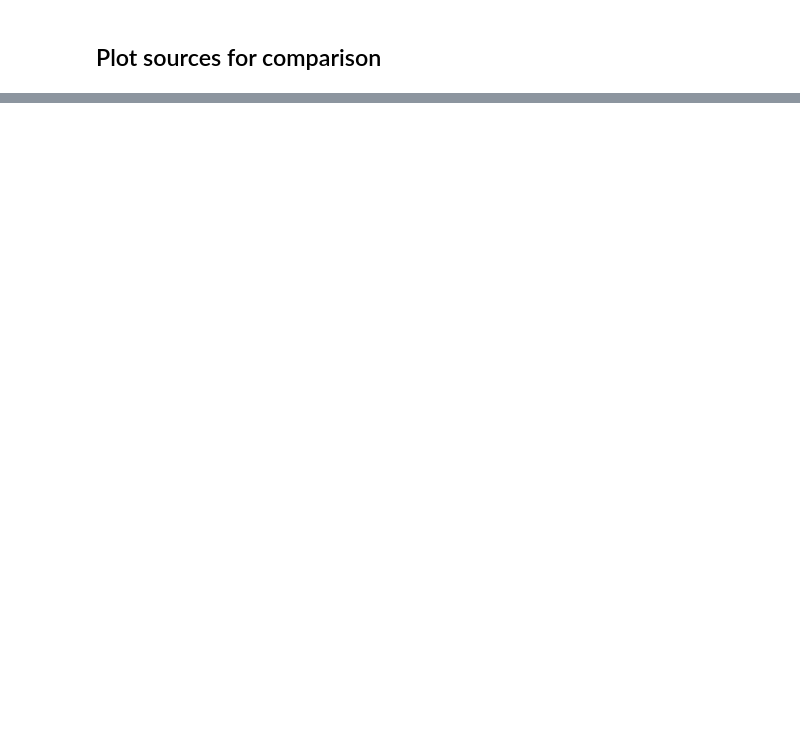
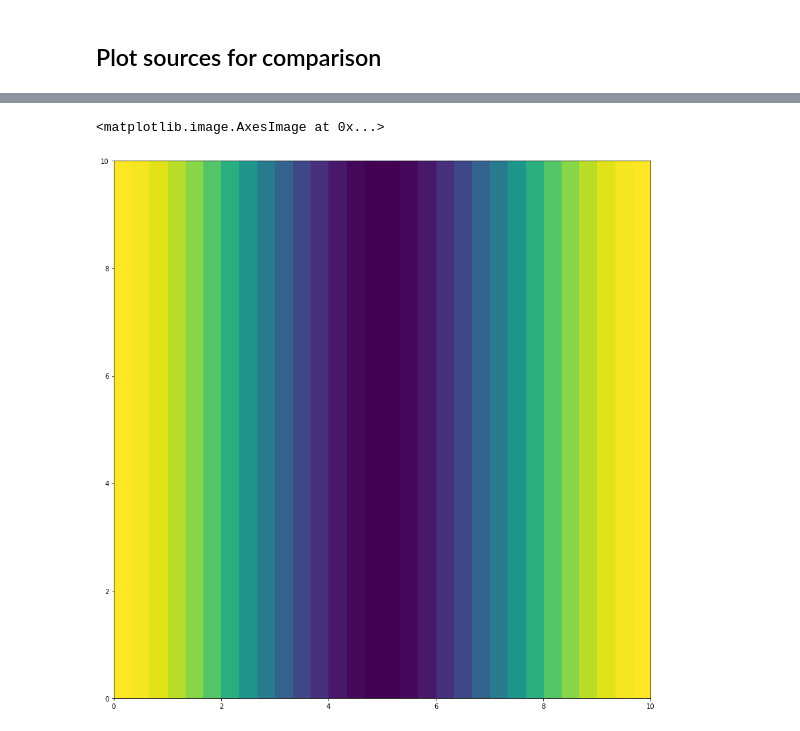
Before and after one commit to SheffieldML/advectionGP, a Jupyter notebook: jupyter/PDEClassFullRun.ipynb, the cells around one changed output, grey strips where cells are left out. Cells and saved outputs as stored; diff of their text form; code cells hidden in the pictures; blank space fills up the shorter version.

```diff
--- a/jupyter/PDEClassFullRun.ipynb
+++ b/jupyter/PDEClassFullRun.ipynb
@@ -157,0 +184,5 @@ plt.show()
+# %%
+plt.imshow(u[0][0],extent=[0,10,0,10],origin='lower')
+# %% [output]
+<matplotlib.image.AxesImage at 0x...>
+[figure, added]
```
Also changed, not shown: parts of 11 cells of this notebook, 2 other files.
